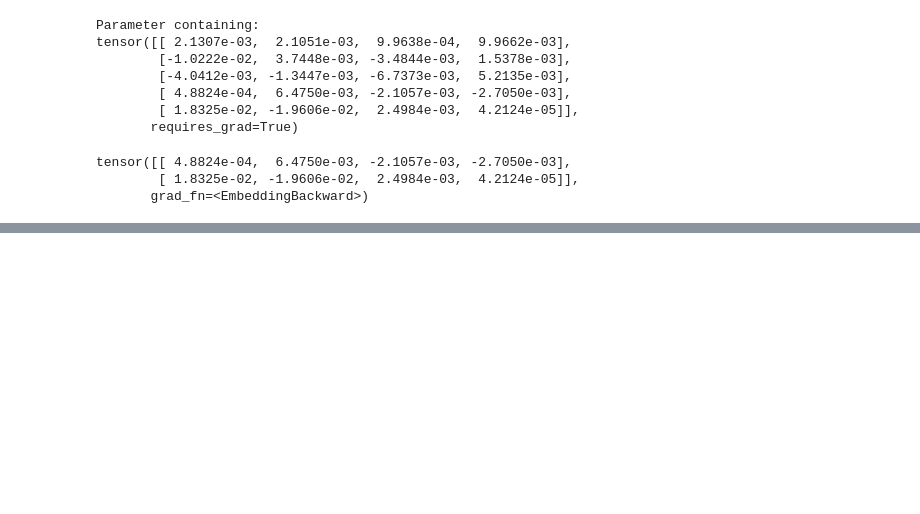
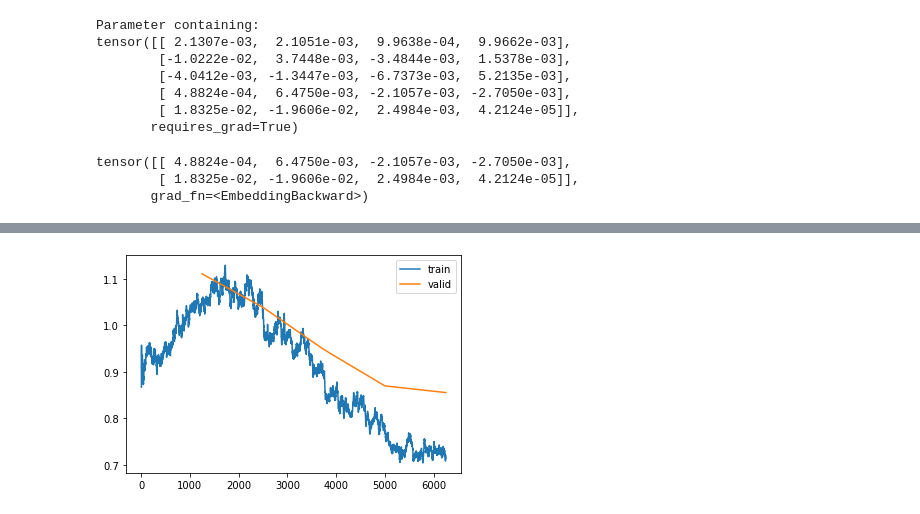
Before and after one commit to LukeWeidenwalker/fastai-notebooks, a Jupyter notebook: 08_movielens_collab.ipynb, the cells around one changed output, grey strips where cells are left out. Saved outputs shown, nothing was run; the diff lists cells and outputs as text; code cells hidden in the pictures; blank space fills up the shorter version.

```diff
--- a/08_movielens_collab.ipynb
+++ b/08_movielens_collab.ipynb
@@ -121,0 +124,4 @@ learn.fit_one_cycle(5)
+# %%
+learn.recorder.plot_loss()
+# %% [output]
+[figure, added]
```
Also changed, not shown: parts of 3 cells of this notebook.
